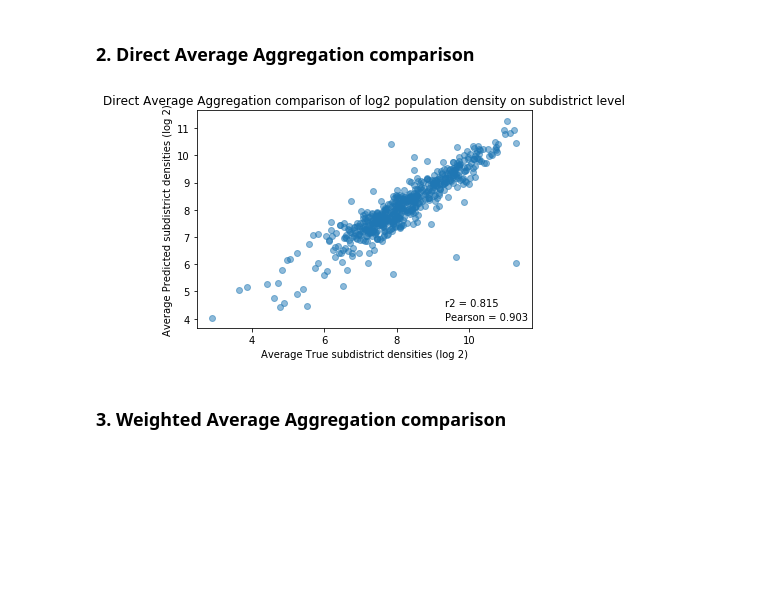
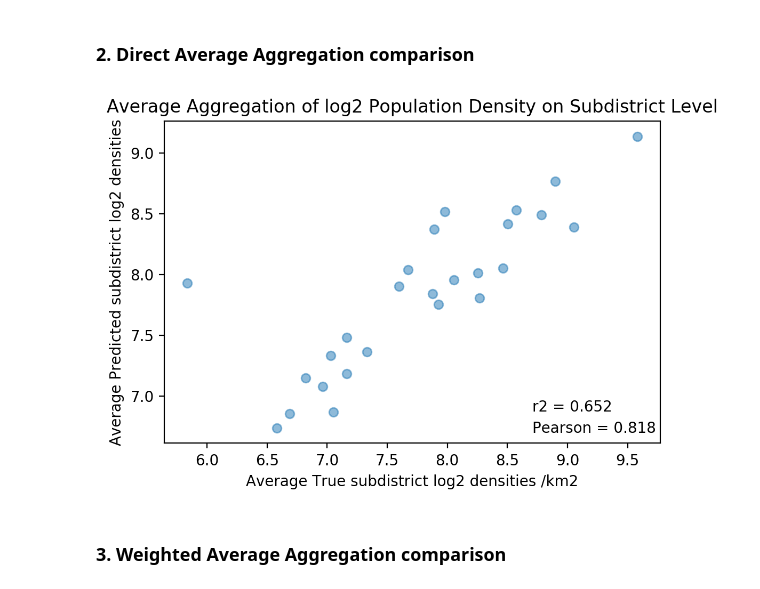
Before and after one commit to huwenjie333/cnn-population-mapping, a Jupyter notebook: code/evaluate_general.ipynb, the cells around one changed output. Drawn from its saved outputs; the diff is of its cells as text; code cells hidden in the pictures; blank space fills up the shorter version.

```diff
--- a/code/evaluate_general.ipynb
+++ b/code/evaluate_general.ipynb
@@ -24,11 +24,11 @@ import data_input_jpg as dataset
 # import vgg_shallow_combo as vgg
 from tensorflow.contrib.slim.python.slim.nets import vgg
 ISCOMBO = False
-# ANNOS_CSV = '/home/timhu/data/state24_jpgpaths_clean_17k_May17.csv'
-ANNOS_CSV = '/home/timhu/data/all_jpgpaths_clean_538k_May17.csv'
+ANNOS_CSV = '/home/timhu/data/state24_jpgpaths_clean_17k_May17.csv'
+# ANNOS_CSV = '/home/timhu/data/all_jpgpaths_clean_538k_May17.csv'
 DATA = 's1' #l8s1, l8, s1
 JPG_DIR = '/home/timhu/data/all_jpg/'
-LOG_DIR = '/home/timhu/logs/regression_s1_allstate_lr-5_decay-1_wd5e-3_drop08_vgg_Jul28'
+LOG_DIR = '/home/timhu/logs/regression_s1_state24_lr-5_decay-1_wd5e-3_drop08_vgg_Jul27'
 IMAGE_HEIGHT = 224
 IMAGE_WIDTH = 224
 IMAGE_CHANNEL = 3
@@ -174,3 +160,5 @@ df_res.head()
 df_res.to_csv(LOG_DIR + '.csv')
 # %% [markdown]
 ## Evaluation Plots/Stats
+# %%
+df_res = pd.read_csv(LOG_DIR + '.csv')
@@ -203,17 +213,18 @@ df_direct_log2_ave = df_res.groupby('subdistrict_id')['pop_density_log2', 'pred_
 true_subdistrict_vals = df_direct_log2_ave.pop_density_log2.values
 pred_subdistrict_vals = df_direct_log2_ave.pred_log2_density.values
 # %%
-plt.title("Direct Average Aggregation comparison of log2 population density on subdistrict level")
-plt.ylabel("Average Predicted subdistrict densities (log 2)")
-plt.xlabel("Average True subdistrict densities (log 2)")
+plt.figure(dpi=200)
+plt.title("Average Aggregation of log2 Population Density on Subdistrict Level")
+plt.ylabel("Average Predicted subdistrict log2 densities")
+plt.xlabel("Average True subdistrict log2 densities /km2")
 r2 = r2_score(true_subdistrict_vals, pred_subdistrict_vals)
 p = pearsonr(true_subdistrict_vals, pred_subdistrict_vals)[0]
 plt.figtext(0.7, 0.2, "r2 = %.3f" % r2)
 plt.figtext(0.7, 0.15, "Pearson = %.3f" % p)
 plt.scatter(true_subdistrict_vals, pred_subdistrict_vals, alpha=0.5)
 plt.show()
 # %% [output]
-[figure, old version]
+[figure, new version]
 # %% [markdown]
 ### 3. Weighted Average Aggregation comparison
 # %%
```
Also changed, not shown: parts of 15 cells of this notebook, 1 other file.
